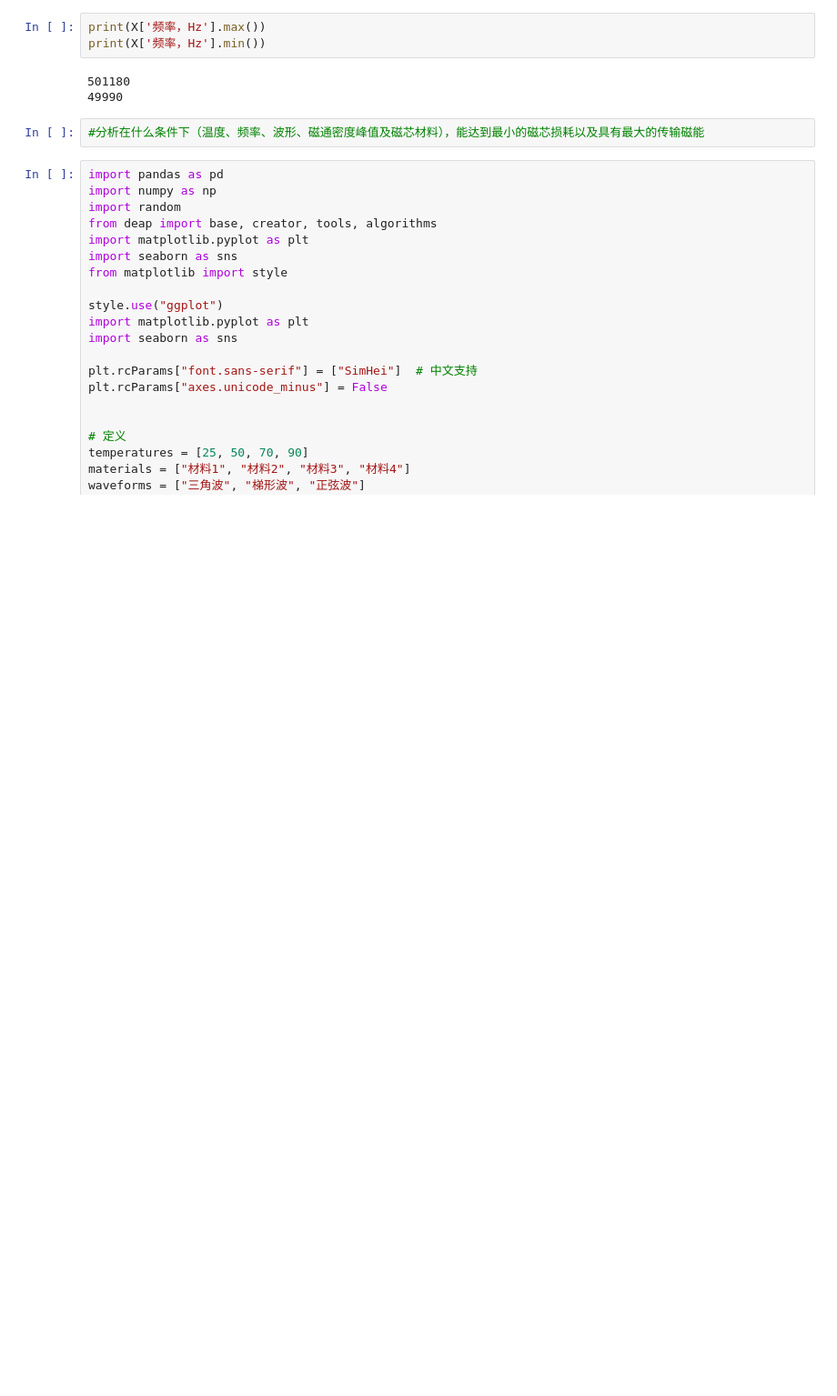
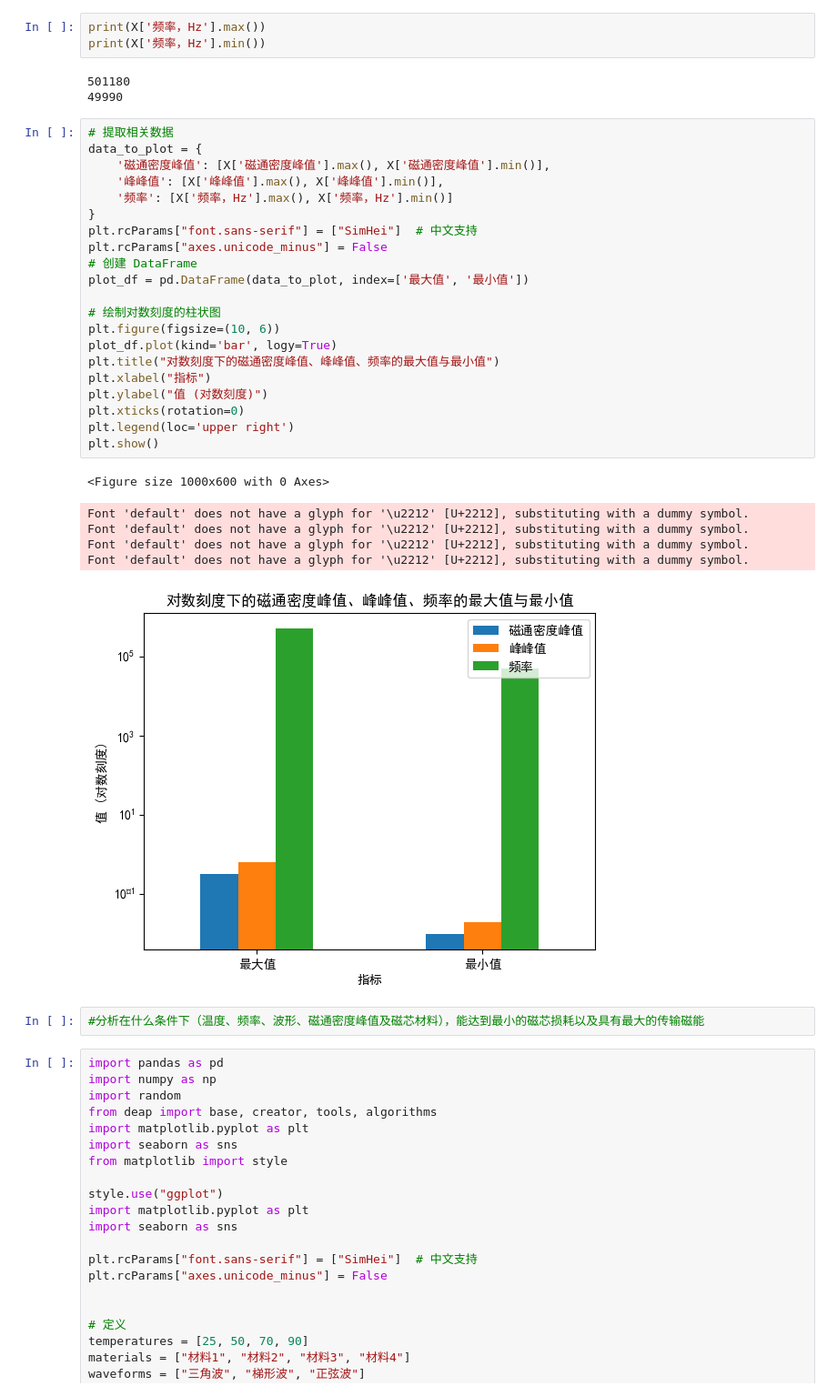
Before and after one commit to hhuzzz/-C-, a Jupyter notebook: Q5/Q5.ipynb, the cells around one changed output. Shown: that part at 91% size. Drawn from its saved outputs; the diff is of its cells as text; blank space fills up the shorter version.

```diff
--- a/Q5/Q5.ipynb
+++ b/Q5/Q5.ipynb
@@ -197,6 +197,34 @@ print(X['频率，Hz'].min())
 # %% [output]
 501180
 49990
+# %%
+# 提取相关数据
+data_to_plot = {
+    '磁通密度峰值': [X['磁通密度峰值'].max(), X['磁通密度峰值'].min()],
+    '峰峰值': [X['峰峰值'].max(), X['峰峰值'].min()],
+    '频率': [X['频率，Hz'].max(), X['频率，Hz'].min()]
+}
+plt.rcParams["font.sans-serif"] = ["SimHei"]  # 中文支持
+plt.rcParams["axes.unicode_minus"] = False
+# 创建 DataFrame
+plot_df = pd.DataFrame(data_to_plot, index=['最大值', '最小值'])
+
+# 绘制对数刻度的柱状图
+plt.figure(figsize=(10, 6))
+plot_df.plot(kind='bar', logy=True)
+plt.title("对数刻度下的磁通密度峰值、峰峰值、频率的最大值与最小值")
+plt.xlabel("指标")
+plt.ylabel("值 (对数刻度)")
+plt.xticks(rotation=0)
+plt.legend(loc='upper right')
+plt.show()
+# %% [output]
+<Figure size 1000x600 with 0 Axes>
+Font 'default' does not have a glyph for '\u2212' [U+2212], substituting with a dummy symbol.
+Font 'default' does not have a glyph for '\u2212' [U+2212], substituting with a dummy symbol.
+Font 'default' does not have a glyph for '\u2212' [U+2212], substituting with a dummy symbol.
+Font 'default' does not have a glyph for '\u2212' [U+2212], substituting with a dummy symbol.
+[figure, added]
 # %%
 #分析在什么条件下（温度、频率、波形、磁通密度峰值及磁芯材料），能达到最小的磁芯损耗以及具有最大的传输磁能
 # %%
```
Also changed, not shown: parts of 6 cells of this notebook.
